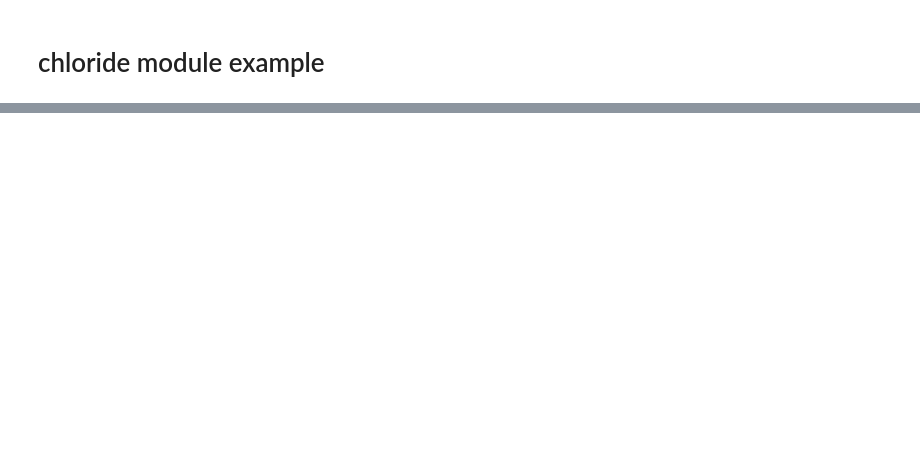
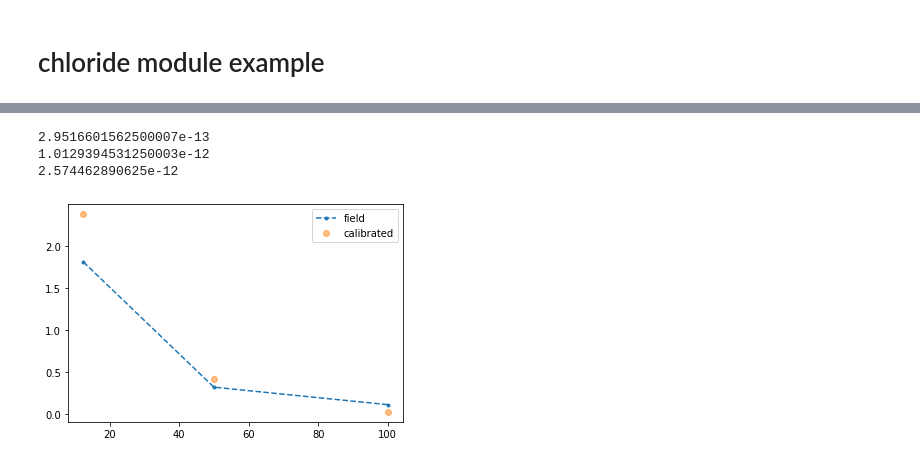
Before and after one commit to ganglix/rational-rc, a Jupyter notebook: modules/chloride_example.ipynb, the cells around one changed output, grey strips where cells are left out. Saved outputs shown, nothing was run; the diff lists cells and outputs as text; code cells hidden in the pictures; blank space fills up the shorter version.

```diff
--- a/modules/chloride_example.ipynb
+++ b/modules/chloride_example.ipynb
@@ -141,0 +75,8 @@ plt.tight_layout()
+# %%
+#calibrate model to the field chloride content
+model_cl_cal = M.calibrate(40, chloride_content_field,print_proc=False, plot=True)
+# %% [output]
+2.9516601562500007e-13
+1.0129394531250003e-12
+2.574462890625e-12
+[figure, added]
```
Also changed, not shown: parts of 13 cells of this notebook, 30 other files.
